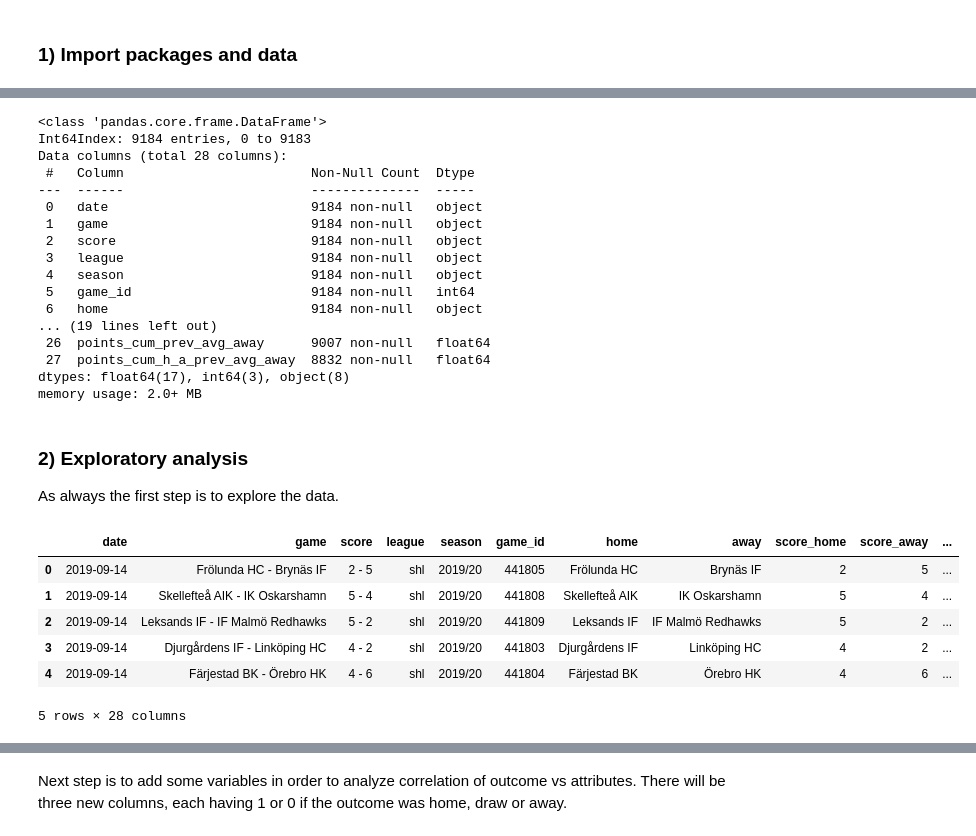
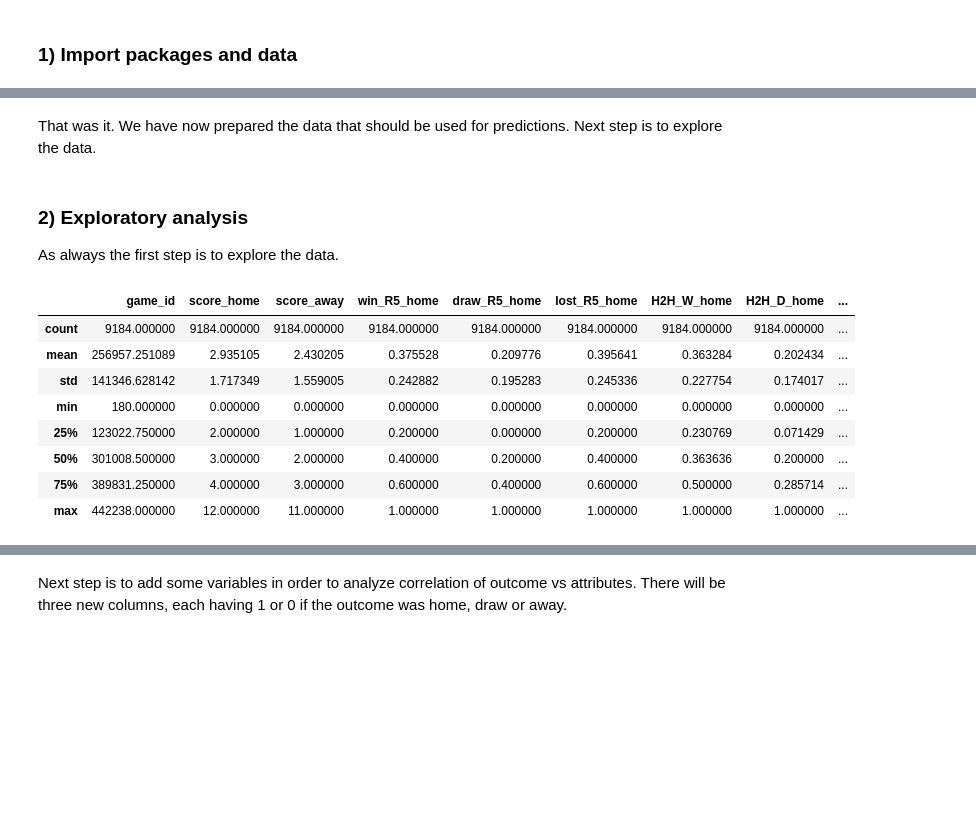
Before and after one commit to msjoelin/icehockey_analysis, a Jupyter notebook: icehockey_matchprediction.ipynb, the cells around one changed output, grey strips where cells are left out. Cells and saved outputs as stored; diff of their text form; code cells hidden in the pictures; blank space fills up the shorter version.

```diff
--- a/icehockey_matchprediction.ipynb
+++ b/icehockey_matchprediction.ipynb
@@ -55,7 +45,11 @@ print(df_teams.shape[0], " teamrows imported")
 # %%
-# Select only relevant columns for the analy
-df_games = df_games[['date', 'game', 'score', 'league', 'season', 'game_id',
+# Import game data. Only keep relevant columns
+url_games = 'https://raw.githubusercontent.com/msjoelin/icehockey_analysis/master/data/df_games.csv'
+
+df_games = pd.read_csv(url_games, error_bad_lines=False)[['date', 'game', 'score', 'league', 'season', 'game_id',
                 'home', 'away', 'score_home', 'score_away', 'result']]
 
-df_matches.head()
+print(df_games.shape[0], " matches imported")
+
+df_games.head()
 # %% [output]
@@ -66,10 +61,16 @@ df_matches.head()
 | 3 | 2019-09-14 | Djurgårdens IF - Linköping HC | 4 - 2 | shl | 2019/20 | 441803 | Djurgårdens IF | Linköping HC | 4 | 2 | ... |
 | 4 | 2019-09-14 | Färjestad BK - Örebro HK | 4 - 6 | shl | 2019/20 | 441804 | Färjestad BK | Örebro HK | 4 | 6 | ... |
 # %%
-df_teams = df_teams[['game_id', 'team', 'h_a',
+# Import team data
+url_teams = 'https://raw.githubusercontent.com/msjoelin/icehockey_analysis/master/data/df_teams.csv'
+
+df_teams = pd.read_csv(url_teams, error_bad_lines=False)[['game_id', 'team', 'h_a',
                      'win_R5', 'draw_R5', 'lost_R5',
                      'H2H_W', 'H2H_D', 'H2H_L',
                     'scored_avg_R5', 'conceded_avg_R5',
                     'points_cum_prev_avg', 'points_cum_h_a_prev_avg']]
+
+print(df_teams.shape[0], " teamrows imported")
+
 df_teams.head()
 # %% [output]
@@ -112,38 +130,18 @@ memory usage: 2.2+ MB
-# %%
-df_games_trend=df_games_trend.drop(['H2H_W_away', 'H2H_D_away', 'H2H_L_away'], axis=1)
-
-df_games_trend=df_games_trend.rename(columns={"H2H_W_home": "H2H_W", "H2H_D_home": "H2H_D", "H2H_L_home": "H2H_L"})
-
-df_games_trend.info()
-# %% [output]
-<class 'pandas.core.frame.DataFrame'>
-Int64Index: 9184 entries, 0 to 9183
-Data columns (total 28 columns):
- #   Column                        Non-Null Count  Dtype
----  ------                        --------------  -----
- 0   date                          9184 non-null   object
- 1   game                          9184 non-null   object
- 2   score                         9184 non-null   object
- 3   league                        9184 non-null   object
- 4   season                        9184 non-null   object
- 5   game_id                       9184 non-null   int64
- 6   home                          9184 non-null   object
-... (19 lines left out)
- 26  points_cum_prev_avg_away      9007 non-null   float64
- 27  points_cum_h_a_prev_avg_away  8832 non-null   float64
-dtypes: float64(17), int64(3), object(8)
-memory usage: 2.0+ MB
+# %% [markdown]
+That was it. We have now prepared the data that should be used for predictions. Next step is to explore the data.
 # %% [markdown]
 ### 2) Exploratory analysis
 
 As always the first step is to explore the data.
 # %%
-df_games_trend.head()
+df_games_trend.describe()
 # %% [output]
-|  | date | game | score | league | season | game_id | home | away | score_home | score_away | ... |
-| 0 | 2019-09-14 | Frölunda HC - Brynäs IF | 2 - 5 | shl | 2019/20 | 441805 | Frölunda HC | Brynäs IF | 2 | 5 | ... |
-| 1 | 2019-09-14 | Skellefteå AIK - IK Oskarshamn | 5 - 4 | shl | 2019/20 | 441808 | Skellefteå AIK | IK Oskarshamn | 5 | 4 | ... |
-| 2 | 2019-09-14 | Leksands IF - IF Malmö Redhawks | 5 - 2 | shl | 2019/20 | 441809 | Leksands IF | IF Malmö Redhawks | 5 | 2 | ... |
-| 3 | 2019-09-14 | Djurgårdens IF - Linköping HC | 4 - 2 | shl | 2019/20 | 441803 | Djurgårdens IF | Linköping HC | 4 | 2 | ... |
-| 4 | 2019-09-14 | Färjestad BK - Örebro HK | 4 - 6 | shl | 2019/20 | 441804 | Färjestad BK | Örebro HK | 4 | 6 | ... |
+|  | game_id | score_home | score_away | win_R5_home | draw_R5_home | lost_R5_home | H2H_W_home | H2H_D_home | ... |
+| count | 9184.000000 | 9184.000000 | 9184.000000 | 9184.000000 | 9184.000000 | 9184.000000 | 9184.000000 | 9184.000000 | ... |
+| mean | 256957.251089 | 2.935105 | 2.430205 | 0.375528 | 0.209776 | 0.395641 | 0.363284 | 0.202434 | ... |
+| std | 141346.628142 | 1.717349 | 1.559005 | 0.242882 | 0.195283 | 0.245336 | 0.227754 | 0.174017 | ... |
+| min | 180.000000 | 0.000000 | 0.000000 | 0.000000 | 0.000000 | 0.000000 | 0.000000 | 0.000000 | ... |
+| 25% | 123022.750000 | 2.000000 | 1.000000 | 0.200000 | 0.000000 | 0.200000 | 0.230769 | 0.071429 | ... |
+| 50% | 301008.500000 | 3.000000 | 2.000000 | 0.400000 | 0.200000 | 0.400000 | 0.363636 | 0.200000 | ... |
+| 75% | 389831.250000 | 4.000000 | 3.000000 | 0.600000 | 0.400000 | 0.600000 | 0.500000 | 0.285714 | ... |
+| max | 442238.000000 | 12.000000 | 11.000000 | 1.000000 | 1.000000 | 1.000000 | 1.000000 | 1.000000 | ... |
-5 rows × 28 columns
```
Also changed, not shown: parts of 39 cells of this notebook, 36 other files.
